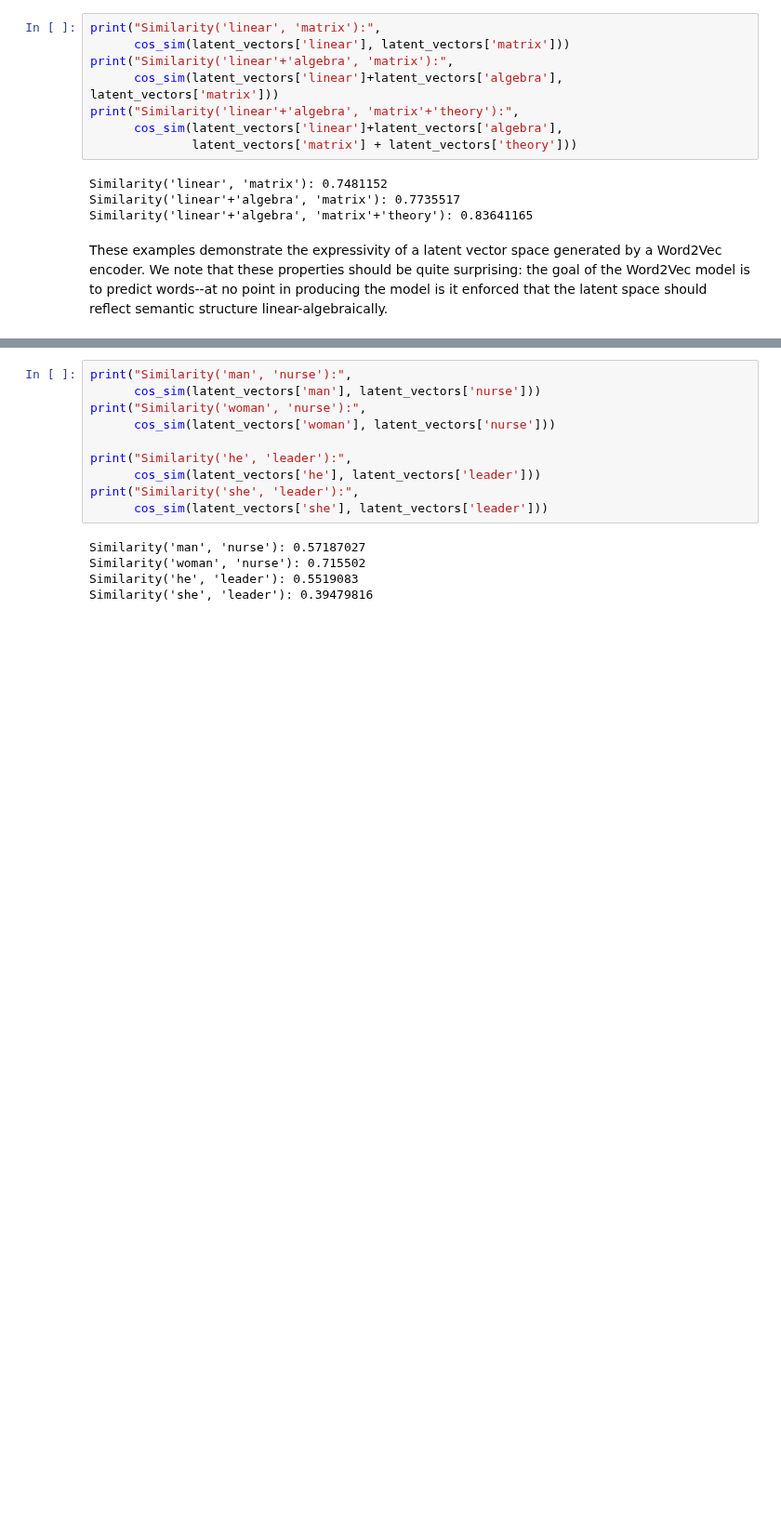
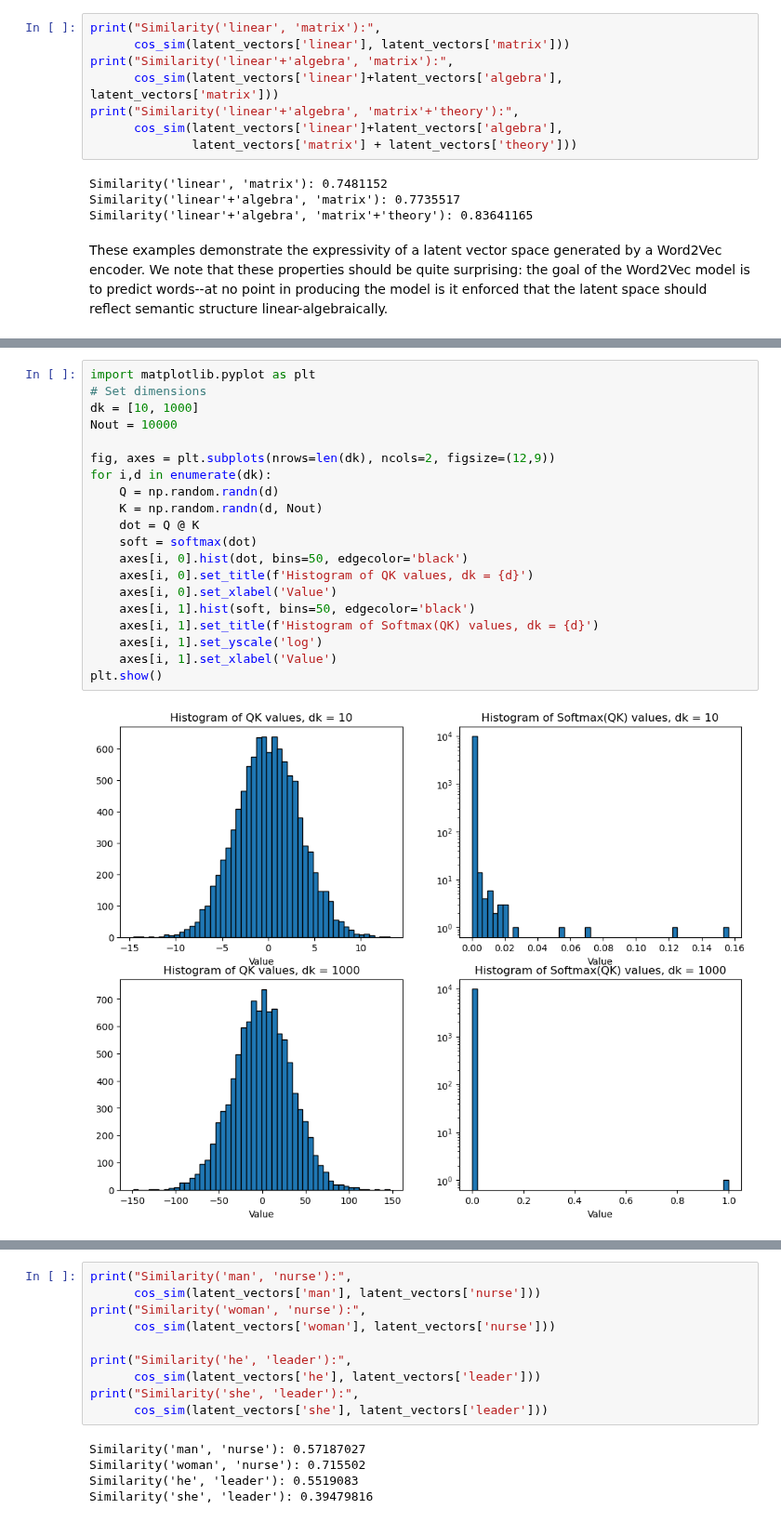
Before and after one commit to nikolaimatni/ese-2030, a Jupyter notebook: 02_Ch_3_Inner_Products_and_Norms/042a-NLP-case-study.ipynb, the cells around one changed output, grey strips where cells are left out. Shown at 93% size. Saved outputs shown, nothing was run; the diff lists cells and outputs as text; blank space fills up the shorter version.

```diff
--- a/02_Ch_3_Inner_Products_and_Norms/042a-NLP-case-study.ipynb
+++ b/02_Ch_3_Inner_Products_and_Norms/042a-NLP-case-study.ipynb
@@ -316,0 +372,22 @@ These examples demonstrate the expressivity of a latent vector space generated b
+# %%
+import matplotlib.pyplot as plt
+# Set dimensions
+dk = [10, 1000]
+Nout = 10000
+
+fig, axes = plt.subplots(nrows=len(dk), ncols=2, figsize=(12,9))
+for i,d in enumerate(dk):
+    Q = np.random.randn(d)
+    K = np.random.randn(d, Nout)
+    dot = Q @ K
+    soft = softmax(dot)
+    axes[i, 0].hist(dot, bins=50, edgecolor='black')
+    axes[i, 0].set_title(f'Histogram of QK values, dk = {d}')
+    axes[i, 0].set_xlabel('Value')
+    axes[i, 1].hist(soft, bins=50, edgecolor='black')
+    axes[i, 1].set_title(f'Histogram of Softmax(QK) values, dk = {d}')
+    axes[i, 1].set_yscale('log')
+    axes[i, 1].set_xlabel('Value')
+plt.show()
+# %% [output]
+[figure, added]
```
Also changed, not shown: parts of 6 cells of this notebook, 1 other file.
